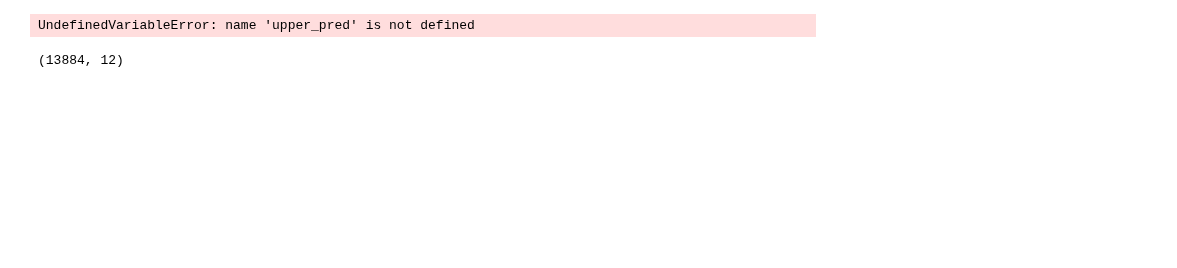
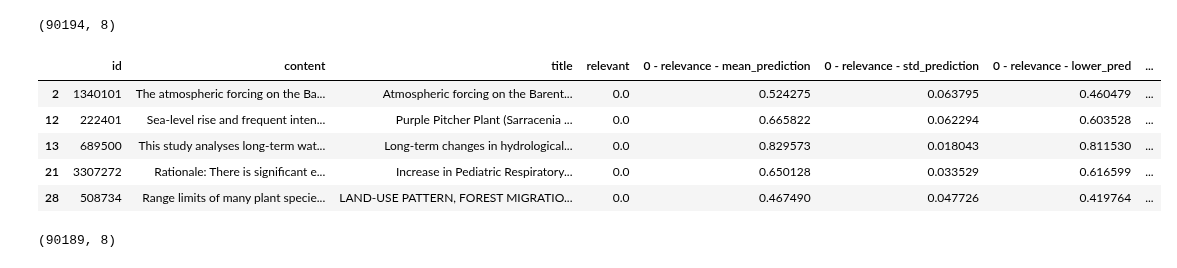
Before and after one commit to mcallaghan/regional-impacts-map, a Jupyter notebook: analysis/3a_extract_locations.ipynb, the cells around one changed output. Saved outputs shown, nothing was run; the diff lists cells and outputs as text; code cells hidden in the pictures; blank space fills up the shorter version.

```diff
--- a/analysis/3a_extract_locations.ipynb
+++ b/analysis/3a_extract_locations.ipynb
@@ -34,0 +5,4 @@ relevant
+# %%
+# Get a list of predictions for the unseen documents
+relevance = pd.read_csv('../data/1_document_relevance.csv')
+relevance.head()
@@ -34,0 +16,14 @@ relevant
+# %%
+# Get a dataframe of seen and unseen documents and their titles and abstracts
+
+cols = ["id","content","title","relevant"]
+seen_df = pd.read_csv('../data/0_labelled_documents.csv')[cols]
+unseen_df = pd.read_csv('../data/0_unlabelled_documents.csv')[cols]
+
+df = (pd.concat([seen_df,unseen_df])
+      .sort_values('id')
+      .sample(frac=1, random_state=1)
+      .reset_index(drop=True)
+).merge(relevance, how="left")
+print(df.shape)
+df.head()
@@ -35,15 +38,28 @@ relevant
 # %%
-df = pd.read_csv('../data/category_predictions.csv')
-df = df.query('upper_pred>0.5')
+# Filter out those that are potentially relevant or relevant
+df = df[
+    (df["0 - relevance - upper_pred"]>0.5) |
+    (df["relevant"]==1)
+]
 print(df.shape)
 df.head()
 # %% [output]
-UndefinedVariableError: name 'upper_pred' is not defined
+(90194, 8)
+|  | id | content | title | relevant | 0 - relevance - mean_prediction | 0 - relevance - std_prediction | 0 - relevance - lower_pred | ... |
+| 2 | 1340101 | The atmospheric forcing on the Ba... | Atmospheric forcing on the Barent... | 0.0 | 0.524275 | 0.063795 | 0.460479 | ... |
+| 12 | 222401 | Sea-level rise and frequent inten... | Purple Pitcher Plant (Sarracenia ... | 0.0 | 0.665822 | 0.062294 | 0.603528 | ... |
+| 13 | 689500 | This study analyses long-term wat... | Long-term changes in hydrological... | 0.0 | 0.829573 | 0.018043 | 0.811530 | ... |
+| 21 | 3307272 | Rationale: There is significant e... | Increase in Pediatric Respiratory... | 0.0 | 0.650128 | 0.033529 | 0.616599 | ... |
+| 28 | 508734 | Range limits of many plant specie... | LAND-USE PATTERN, FOREST MIGRATIO... | 0.0 | 0.467490 | 0.047726 | 0.419764 | ... |
 # %%
-done = pd.read_csv('../data/doc_continent.csv')
+# Either get old data or make a new dataframe
+try:
+    processed_places = pd.read_csv('../data/places.csv')
+    df = df[~df['id'].isin(processed_places['doc_id'])]
+except:
+    processed_places = pd.DataFrame()
 
-df = df[~df['id'].isin(done['id'])]
 df.shape
 # %% [output]
-(13884, 12)
+(90189, 8)
 # %%
```
Also changed, not shown: parts of 14 cells of this notebook, 2 other files.
